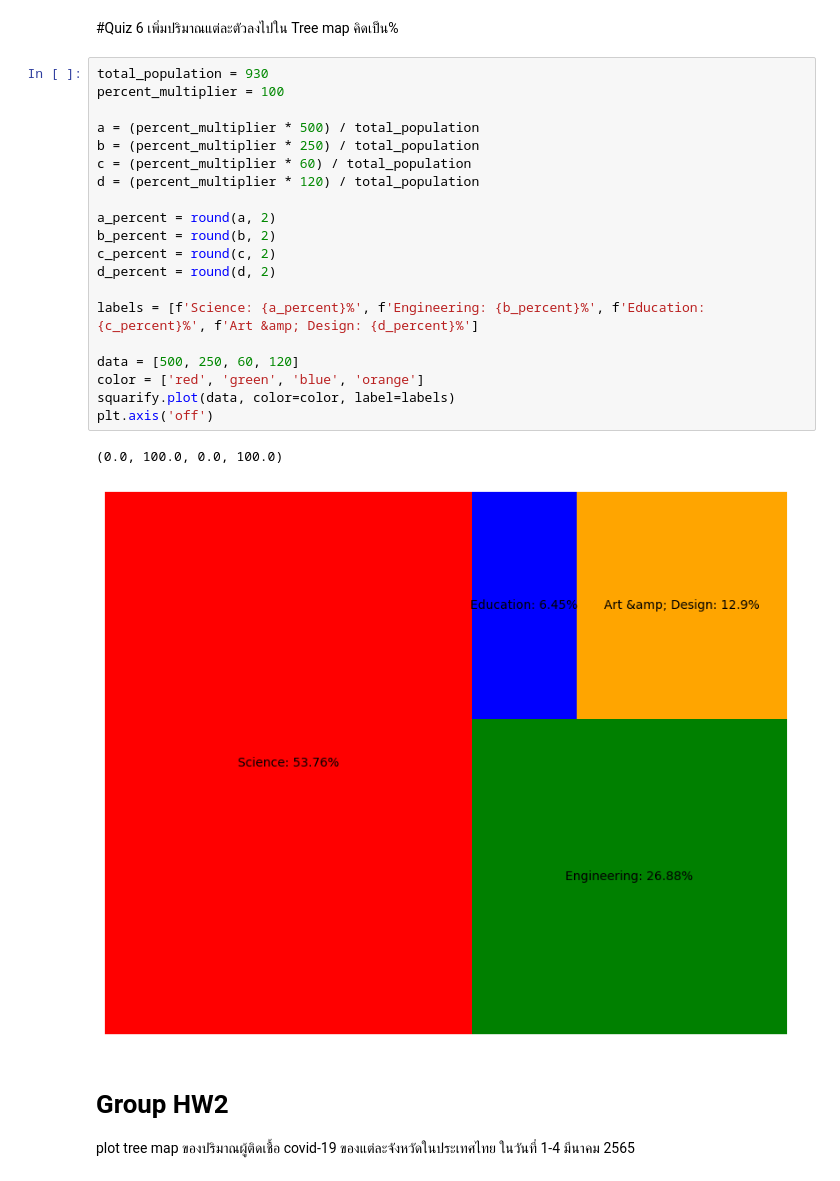
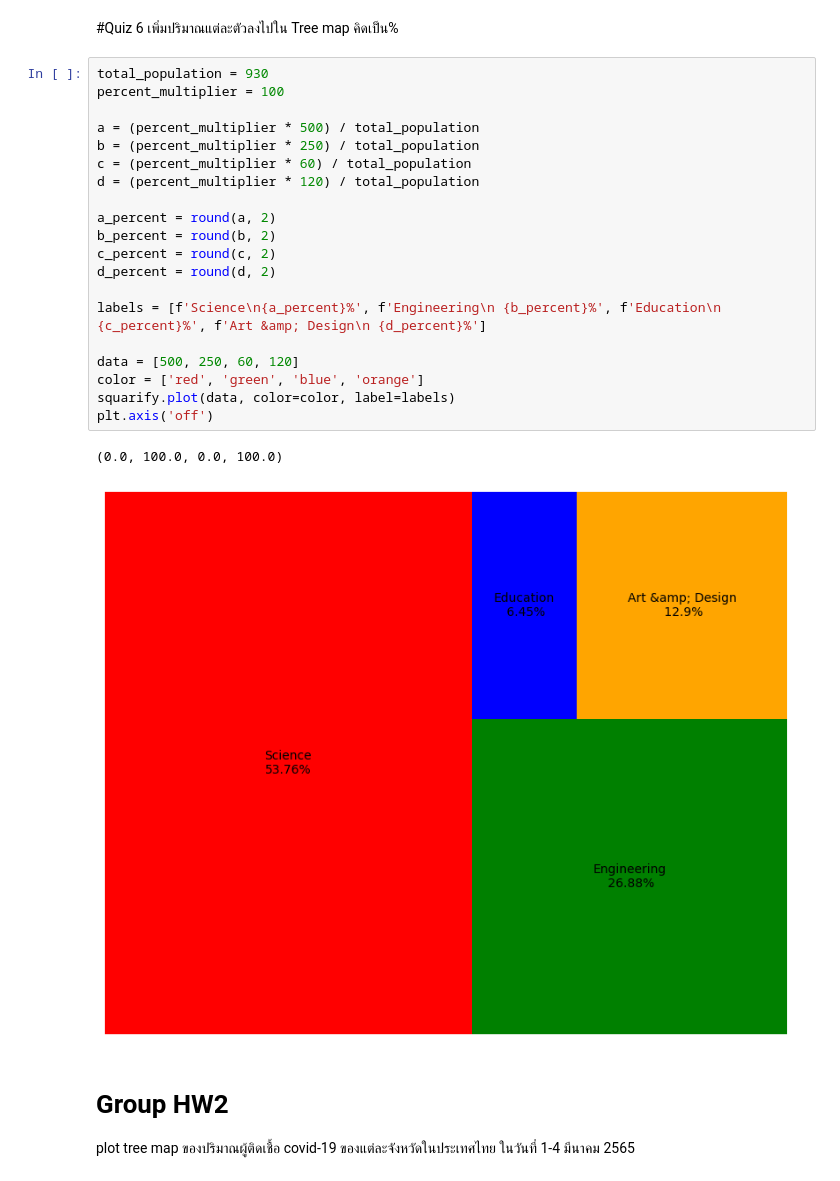
Before and after one commit to Sashimimeow/python_dataviz2023, a Jupyter notebook: DataViz04_Data_Comparison.ipynb, the cells around one changed output. Drawn from its saved outputs; the diff is of its cells as text.

```diff
--- a/DataViz04_Data_Comparison.ipynb
+++ b/DataViz04_Data_Comparison.ipynb
@@ -515,26 +515,26 @@ plt.axis('off')
 # %%
 total_population = 930
 percent_multiplier = 100
 
 a = (percent_multiplier * 500) / total_population
 b = (percent_multiplier * 250) / total_population
 c = (percent_multiplier * 60) / total_population
 d = (percent_multiplier * 120) / total_population
 
 a_percent = round(a, 2)
 b_percent = round(b, 2)
 c_percent = round(c, 2)
 d_percent = round(d, 2)
 
-labels = [f'Science: {a_percent}%', f'Engineering: {b_percent}%', f'Education: {c_percent}%', f'Art &amp; Design: {d_percent}%']
+labels = [f'Science\n{a_percent}%', f'Engineering\n {b_percent}%', f'Education\n {c_percent}%', f'Art &amp; Design\n {d_percent}%']
 
 data = [500, 250, 60, 120]
 color = ['red', 'green', 'blue', 'orange']
 squarify.plot(data, color=color, label=labels)
 plt.axis('off')
 # %% [output]
 (0.0, 100.0, 0.0, 100.0)
-[figure, old version]
+[figure, new version]
 # %% [markdown]
 # Group HW2
 plot tree map ของปริมาณผู้ติดเชื้อ covid-19 ของแต่ละจังหวัดในประเทศไทย ในวันที่ 1-4 มีนาคม 2565
```
